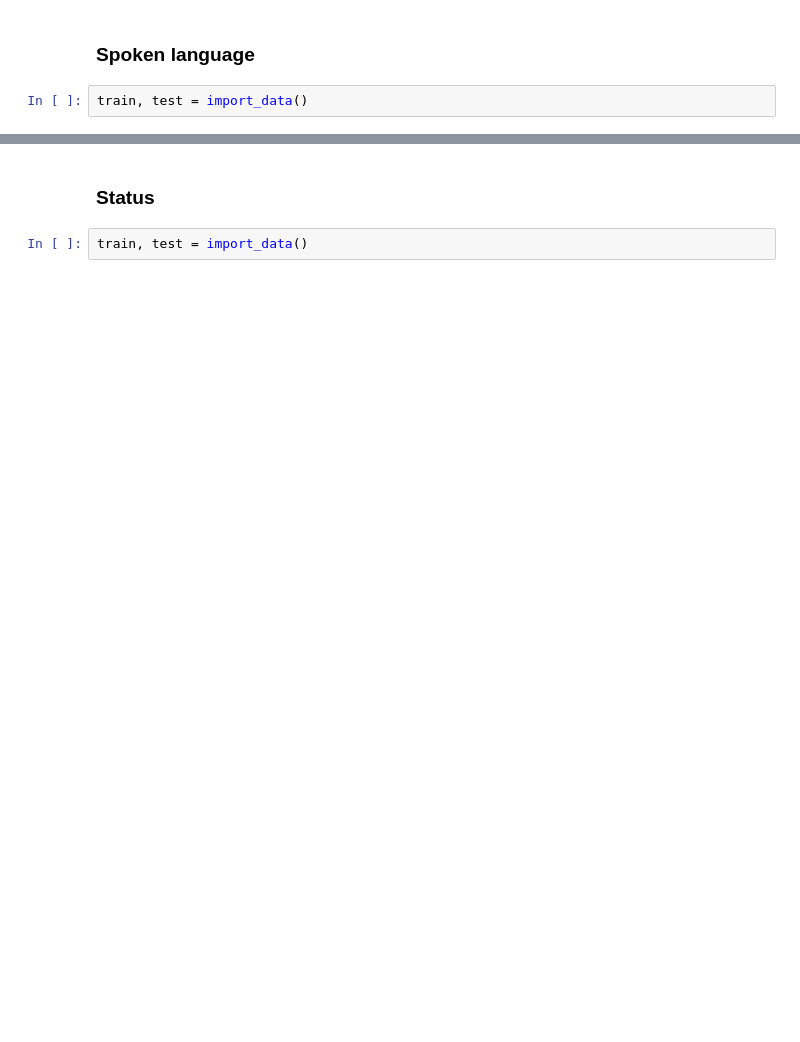
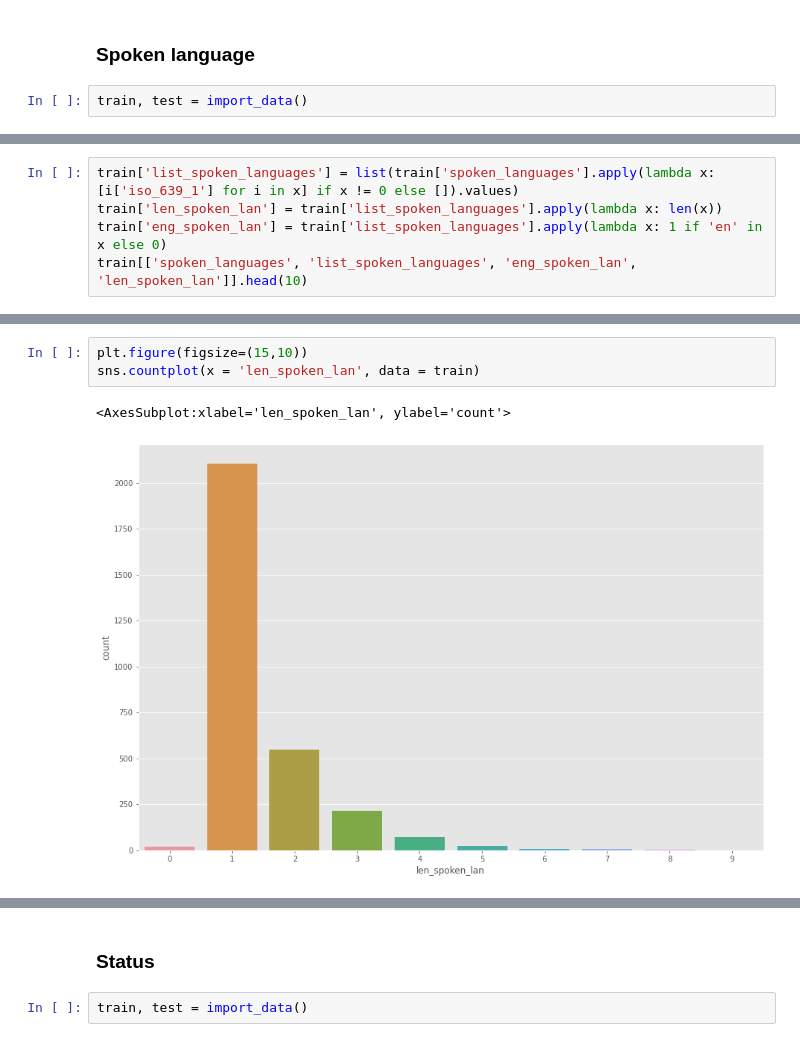
Before and after one commit to eydeem/Movie-prediction, a Jupyter notebook: main.ipynb, the cells around one changed output, grey strips where cells are left out. Saved outputs shown, nothing was run; the diff lists cells and outputs as text; blank space fills up the shorter version.

```diff
--- a/main.ipynb
+++ b/main.ipynb
@@ -820,0 +835,5 @@ train, test = import_data()
+# %%
+train['list_spoken_languages'] = list(train['spoken_languages'].apply(lambda x: [i['iso_639_1'] for i in x] if x != 0 else []).values)
+train['len_spoken_lan'] = train['list_spoken_languages'].apply(lambda x: len(x))
+train['eng_spoken_lan'] = train['list_spoken_languages'].apply(lambda x: 1 if 'en' in x else 0)
+train[['spoken_languages', 'list_spoken_languages', 'eng_spoken_lan', 'len_spoken_lan']].head(10)
@@ -820,0 +852,6 @@ train, test = import_data()
+# %%
+plt.figure(figsize=(15,10))
+sns.countplot(x = 'len_spoken_lan', data = train)
+# %% [output]
+<AxesSubplot:xlabel='len_spoken_lan', ylabel='count'>
+[figure, added]
```
Also changed, not shown: parts of 37 cells of this notebook.
